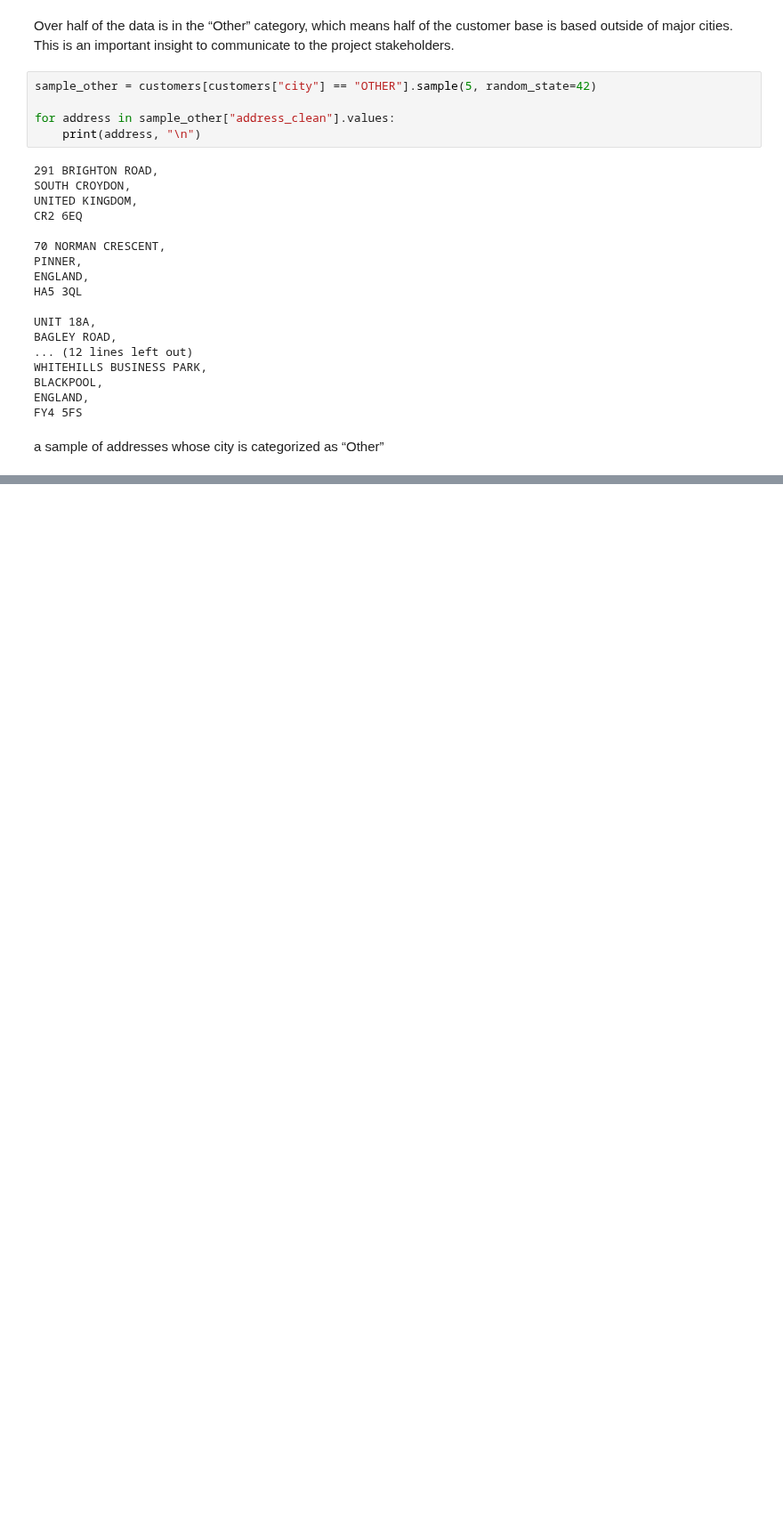
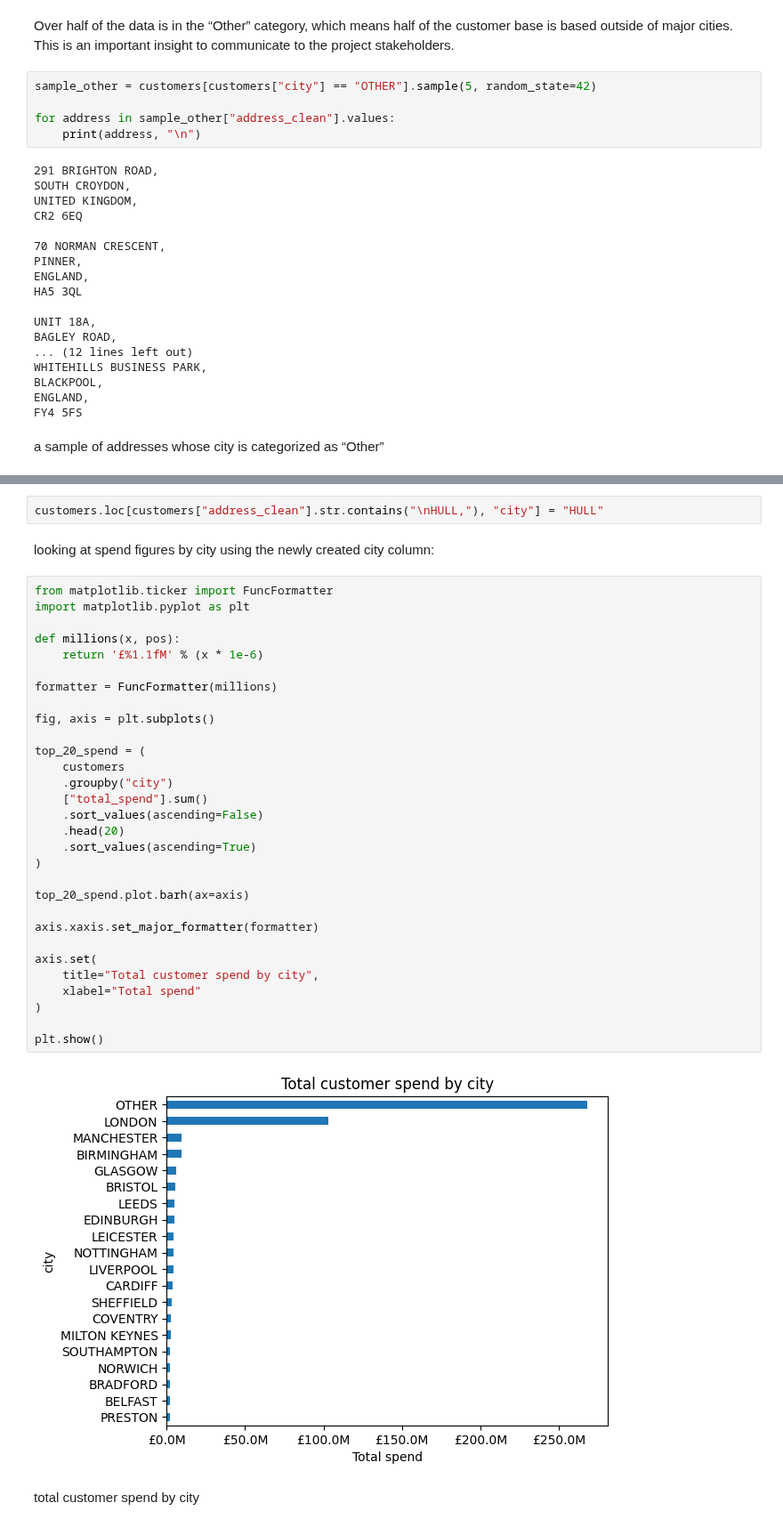
Before and after one commit to jeremysb1/data_analysis_projects, a Jupyter notebook: customer_geographies.ipynb, the cells around one changed output, grey strips where cells are left out. Shown at 89% size. Drawn from its saved outputs; the diff is of its cells as text; blank space fills up the shorter version.

Commit message:
added and plotted total customer spend by city

```diff
--- a/customer_geographies.ipynb
+++ b/customer_geographies.ipynb
@@ -207,0 +230,38 @@ a sample of addresses whose city is categorized as “Other”
+# %%
+customers.loc[customers["address_clean"].str.contains("\nHULL,"), "city"] = "HULL"
+# %% [markdown]
+looking at spend figures by city using the newly created city column:
+# %%
+from matplotlib.ticker import FuncFormatter
+import matplotlib.pyplot as plt
+
+def millions(x, pos):
+    return '£%1.1fM' % (x * 1e-6)
+
+formatter = FuncFormatter(millions)
+
+fig, axis = plt.subplots()
+
+top_20_spend = (
+    customers
+    .groupby("city")
+    ["total_spend"].sum()
+    .sort_values(ascending=False)
+    .head(20)
+    .sort_values(ascending=True)
+)
+
+top_20_spend.plot.barh(ax=axis)
+
+axis.xaxis.set_major_formatter(formatter)
+
+axis.set(
+    title="Total customer spend by city",
+    xlabel="Total spend"
+)
+
+plt.show()
+# %% [output]
+[figure, added]
+# %% [markdown]
+total customer spend by city
```
Also changed, not shown: parts of 3 cells of this notebook.
